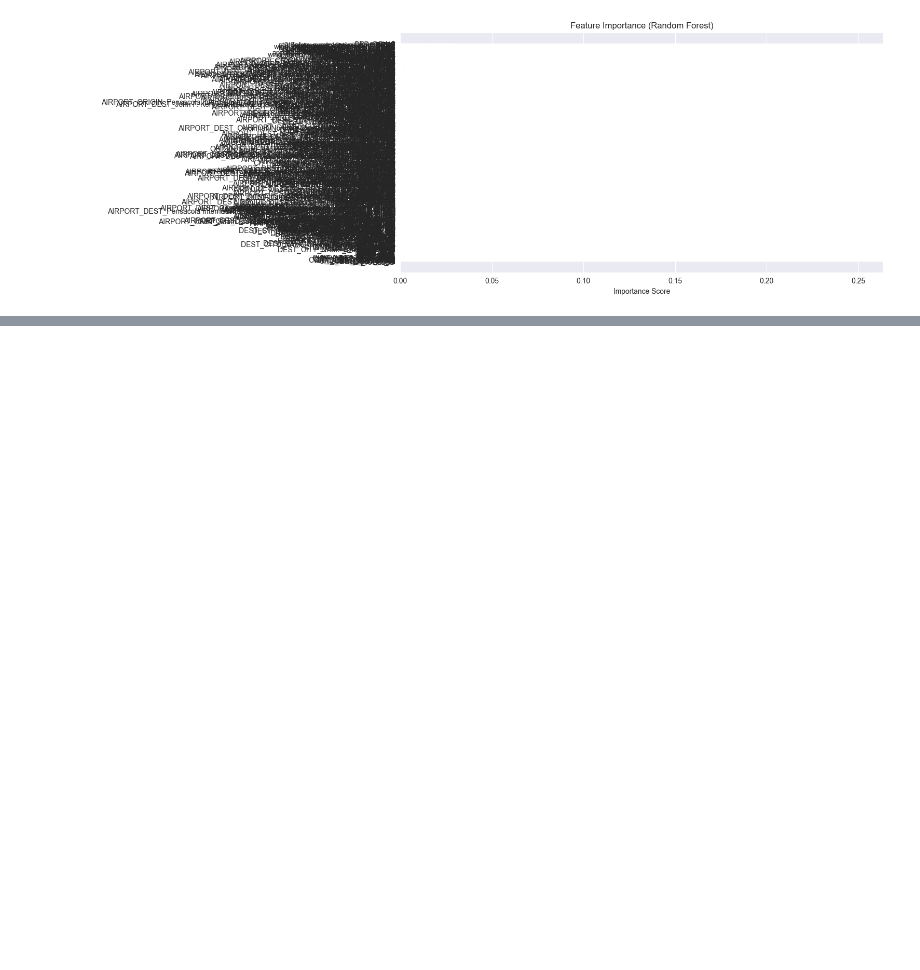
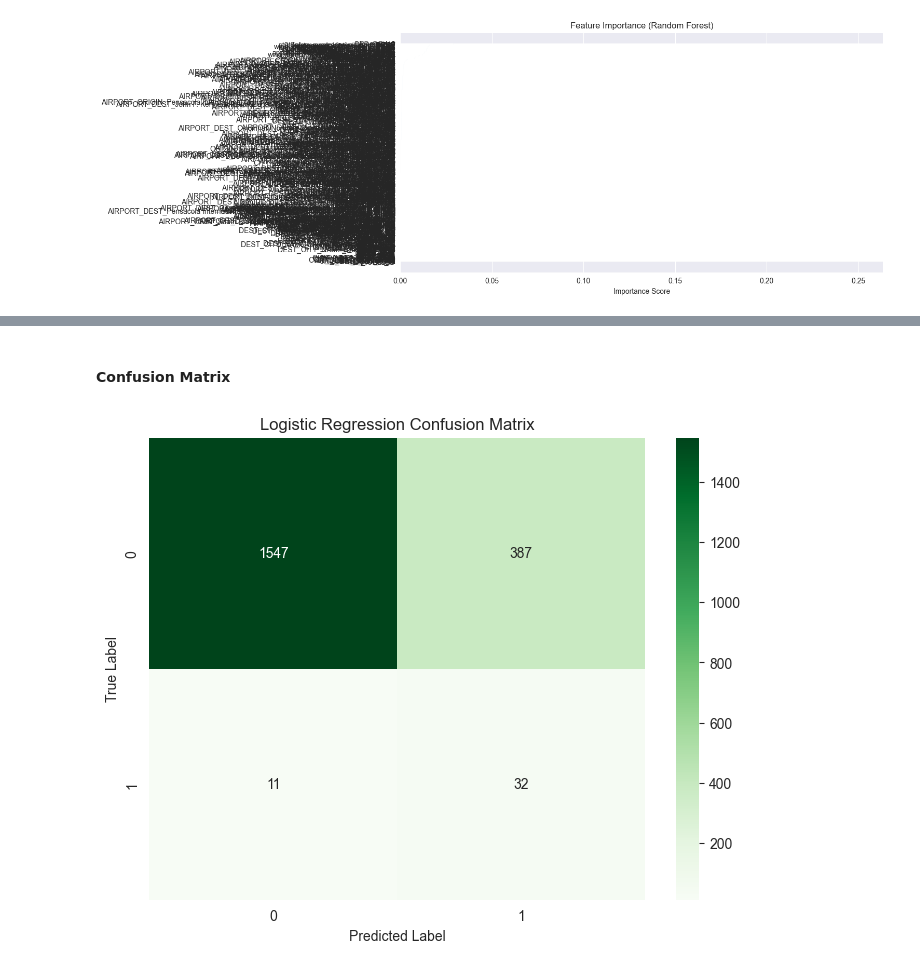
Before and after one commit to Lanthanum89/Data-Science-Group-Project-Weather-Delays, a Jupyter notebook: Data Project Notebook.ipynb, the cells around one changed output, grey strips where cells are left out. Cells and saved outputs as stored; diff of their text form; code cells hidden in the pictures; blank space fills up the shorter version.

Commit message:
added logistic regression and tidied up some df names. Added Claires notebook

```diff
--- a/Data Project Notebook.ipynb
+++ b/Data Project Notebook.ipynb
@@ -575,5 +543,5 @@ cleanedFloridaWeather['WEATHER_DELAY_BINARY'] = cleanedFloridaWeather['WEATHER_D
 # %% [markdown]
 ## Explore the Florida Weather Delays Dataset
 # %%
-florida_delays_binary = pd.read_csv('Data/weather_delay_binary.csv')
+florida_delays_weather_df = pd.read_csv('Data/weather_delay_binary.csv')
 # %%
@@ -667,7 +635,7 @@ plt.show()
 # %% [markdown]
 #### Prepare the Data
 # %%
-df = florida_delays_binary.drop(["DEP_DELAY_NEW", "ARR_DELAY_NEW", "ARR_DEL15", "WEATHER_DELAY"], axis=1)
+df = florida_delays_weather_df.drop(["DEP_DELAY_NEW", "ARR_DELAY_NEW", "ARR_DEL15", "WEATHER_DELAY"], axis=1)
 
 
 y = df["WEATHER_DELAY_BINARY"]
@@ -769,0 +742,5 @@ plt.show()
+# %%
+clf = LogisticRegression(max_iter=1000, class_weight="balanced")
+scaler = StandardScaler()
+X_train_scaled = scaler.fit_transform(X_train)
+clf.fit(X_train_scaled, y_train)
@@ -769,0 +752,3 @@ plt.show()
+# %%
+X_test_scaled = scaler.transform(X_test)
+y_pred = clf.predict(X_test_scaled)
@@ -769,0 +772,13 @@ plt.show()
+# %% [markdown]
+#### Confusion Matrix
+# %%
+cm = confusion_matrix(y_test, y_pred)
+
+plt.figure(figsize=(8,6))
+sns.heatmap(cm, annot=True, fmt='d', cmap='Greens')
+plt.title("Logistic Regression Confusion Matrix")
+plt.xlabel("Predicted Label")
+plt.ylabel("True Label")
+plt.show()
+# %% [output]
+[figure, added]
```
Also changed, not shown: parts of 35 cells of this notebook, 1 other file.
